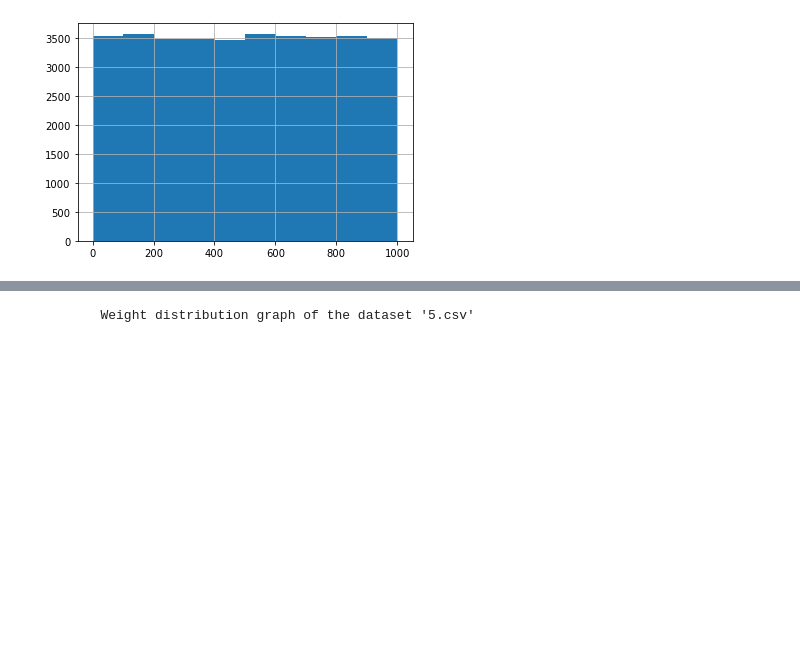
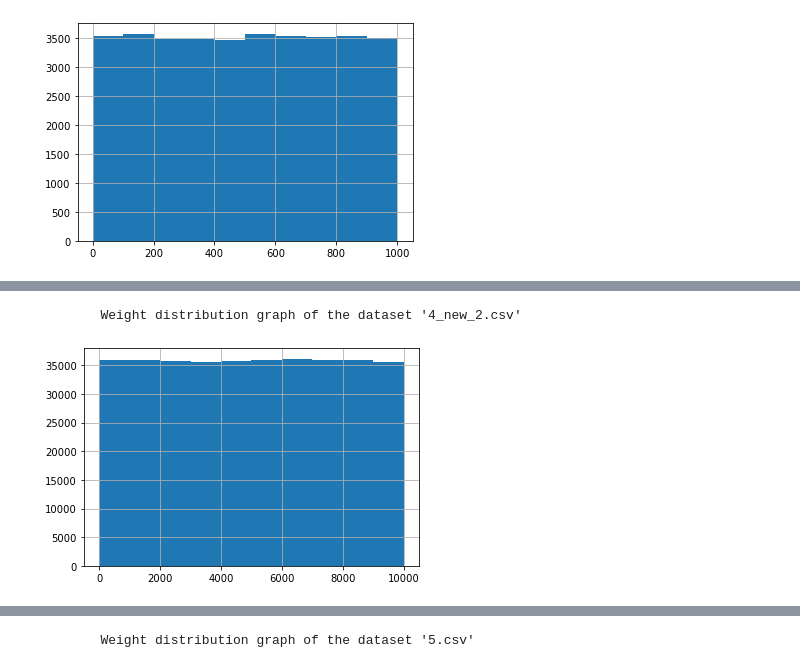
Before and after one commit to rsvamber/alternative_kruskal, a Jupyter notebook: kruskal.ipynb, the cells around one changed output, grey strips where cells are left out. Saved outputs shown, nothing was run; the diff lists cells and outputs as text; code cells hidden in the pictures; blank space fills up the shorter version.

```diff
--- a/kruskal.ipynb
+++ b/kruskal.ipynb
@@ -239,3 +239,10 @@ pd.read_csv(DATASET)['338'].hist();
+# %%
+DATASET = 'data/4_new_2.csv'
+print("\tWeight distribution graph of the dataset '{}'".format(DATASET.split('/')[1]))
+pd.read_csv(DATASET)['7625'].hist();
+# %% [output]
+        Weight distribution graph of the dataset '4_new_2.csv'
+[figure, added]
 # %%
 time_execution(DATASET)
 # %% [output]
```
Also changed, not shown: parts of 18 cells of this notebook, 2 other files.
